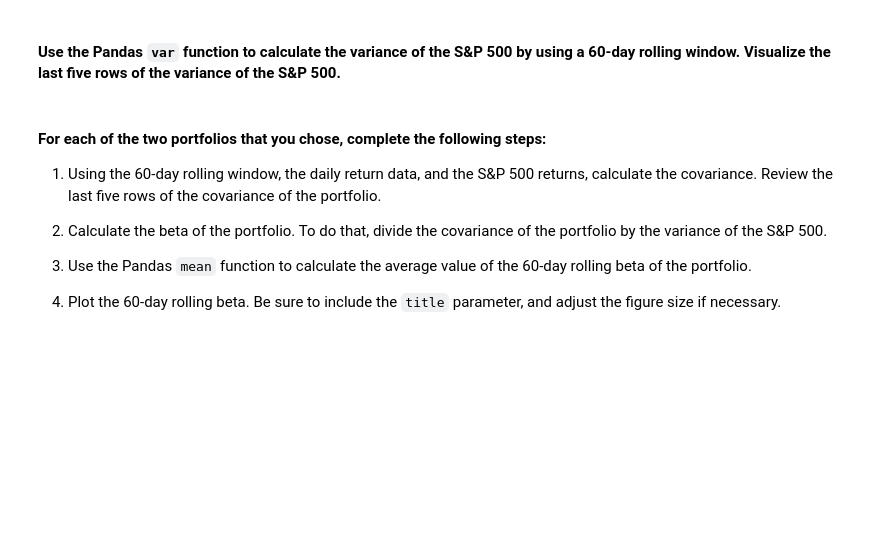
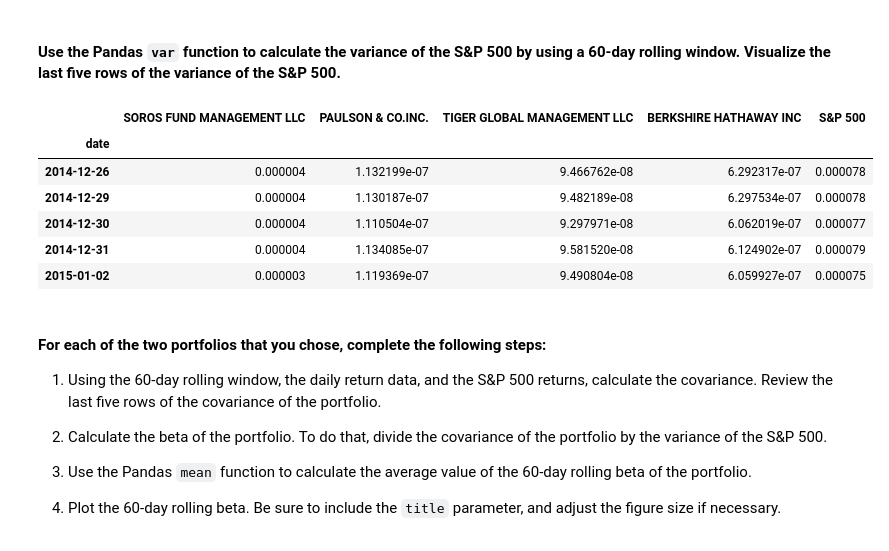
Before and after one commit to TheoG2022/TRG_Challenge_4, a Jupyter notebook: risk_return_analysis.ipynb, the cells around one changed output. Cells and saved outputs as stored; diff of their text form; code cells hidden in the pictures; blank space fills up the shorter version.

```diff
--- a/risk_return_analysis.ipynb
+++ b/risk_return_analysis.ipynb
@@ -509,6 +458,18 @@ Your analysis is nearing completion. Now, you need to evaluate how the portfolio
 # %%
 # Calculate the variance of the S&P 500 using a rolling 60-day window.
 # YOUR CODE HERE
+
+variance_df = daily_returns.rolling(window=60).var().dropna()
+
+variance_df.head()
+# %% [output]
+|  | SOROS FUND MANAGEMENT LLC | PAULSON & CO.INC. | TIGER GLOBAL MANAGEMENT LLC | BERKSHIRE HATHAWAY INC | S&P 500 |
+| date |  |  |  |  |  |
+| 2014-12-26 | 0.000004 | 1.132199e-07 | 9.466762e-08 | 6.292317e-07 | 0.000078 |
+| 2014-12-29 | 0.000004 | 1.130187e-07 | 9.482189e-08 | 6.297534e-07 | 0.000078 |
+| 2014-12-30 | 0.000004 | 1.110504e-07 | 9.297971e-08 | 6.062019e-07 | 0.000077 |
+| 2014-12-31 | 0.000004 | 1.134085e-07 | 9.581520e-08 | 6.124902e-07 | 0.000079 |
+| 2015-01-02 | 0.000003 | 1.119369e-07 | 9.490804e-08 | 6.059927e-07 | 0.000075 |
 # %% [markdown]
 #### For each of the two portfolios that you chose, complete the following steps:
 
```
Also changed, not shown: parts of 23 cells of this notebook, 1 other file.
